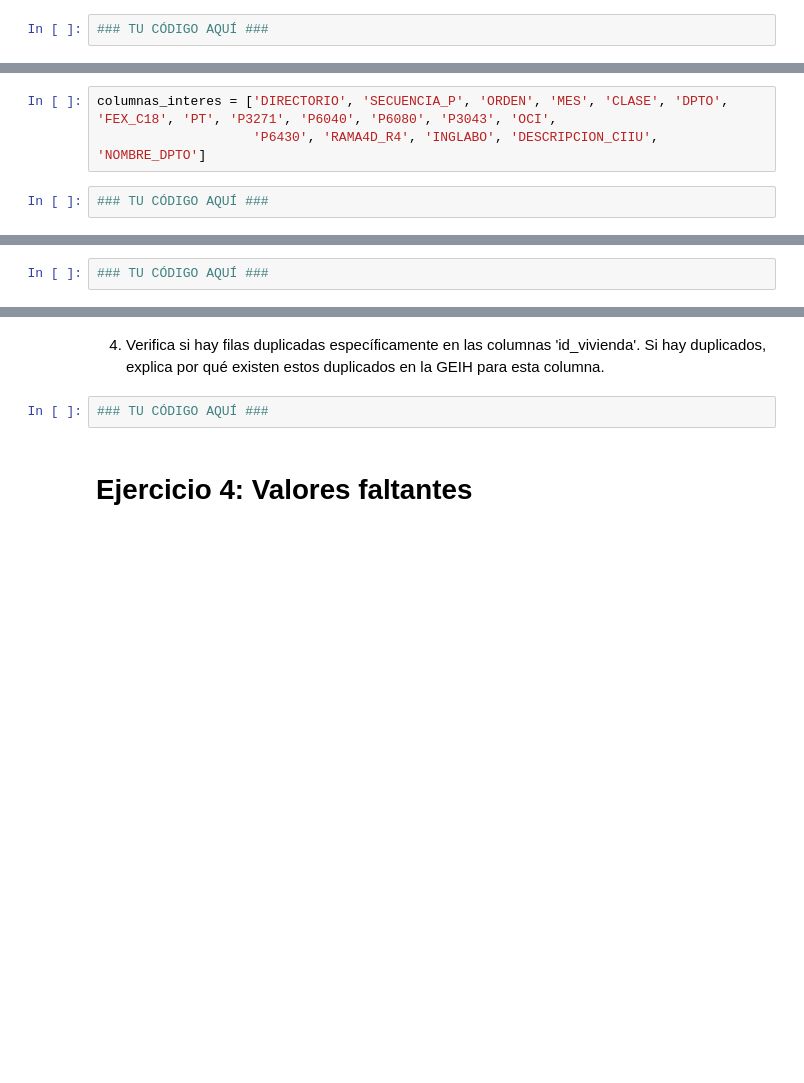
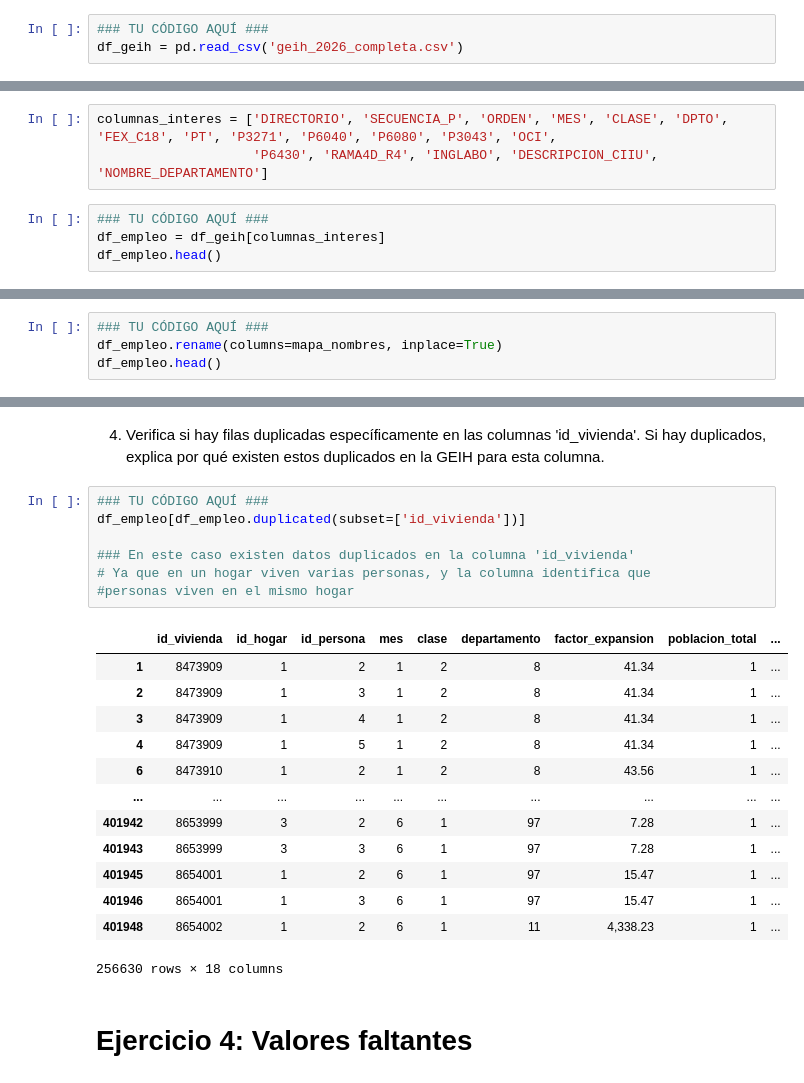
Before and after one commit to ElLinares/curso-ia-para-economia, a Jupyter notebook: clases/3_Analisis_y_visualizacion_datos/4_Taller_Limpieza_Transformacion_Datos.ipynb, the cells around one changed output, grey strips where cells are left out. Drawn from its saved outputs; the diff is of its cells as text; blank space fills up the shorter version.

```diff
--- a/clases/3_Analisis_y_visualizacion_datos/4_Taller_Limpieza_Transformacion_Datos.ipynb
+++ b/clases/3_Analisis_y_visualizacion_datos/4_Taller_Limpieza_Transformacion_Datos.ipynb
@@ -59,6 +65,7 @@ pd.options.display.float_format = '{:,.2f}'.format
 4.	Cargue los datos en el notebook. Llame al dataframe 'df_geih'
 # %%
 ### TU CÓDIGO AQUÍ ###
+df_geih = pd.read_csv('geih_2026_completa.csv')
 # %% [markdown]
 5. Obtenga las dimensiones de la base
 # %%
@@ -73,6 +91,8 @@ Adicionalmente, los nombres de las columnas en la GEIH son códigos. Para hacer
 1. Crea un nuevo DataFrame llamado `df_empleo` que contenga únicamente las columnas que están en la lista `columnas_interes`.
 # %%
 columnas_interes = ['DIRECTORIO', 'SECUENCIA_P', 'ORDEN', 'MES', 'CLASE', 'DPTO', 'FEX_C18', 'PT', 'P3271', 'P6040', 'P6080', 'P3043', 'OCI',
-                    'P6430', 'RAMA4D_R4', 'INGLABO', 'DESCRIPCION_CIIU', 'NOMBRE_DPTO']
+                    'P6430', 'RAMA4D_R4', 'INGLABO', 'DESCRIPCION_CIIU', 'NOMBRE_DEPARTAMENTO']
 # %%
 ### TU CÓDIGO AQUÍ ###
+df_empleo = df_geih[columnas_interes]
+df_empleo.head()
@@ -101,2 +128,4 @@ mapa_nombres = {
 # %%
 ### TU CÓDIGO AQUÍ ###
+df_empleo.rename(columns=mapa_nombres, inplace=True)
+df_empleo.head()
@@ -122,8 +167,27 @@ Un paso crucial en la limpieza es asegurar que no haya observaciones duplicadas
 ### TU CÓDIGO AQUÍ ###
 # %% [markdown]
 4. Verifica si hay filas duplicadas específicamente en las columnas 'id_vivienda'. Si hay duplicados, explica por qué existen estos duplicados en la GEIH para esta columna.
-# %%
-### TU CÓDIGO AQUÍ ###
+# %%
+### TU CÓDIGO AQUÍ ###
+df_empleo[df_empleo.duplicated(subset=['id_vivienda'])]
+
+### En este caso existen datos duplicados en la columna 'id_vivienda'
+# Ya que en un hogar viven varias personas, y la columna identifica que
+#personas viven en el mismo hogar
+# %% [output]
+|  | id_vivienda | id_hogar | id_persona | mes | clase | departamento | factor_expansion | poblacion_total | ... |
+| 1 | 8473909 | 1 | 2 | 1 | 2 | 8 | 41.34 | 1 | ... |
+| 2 | 8473909 | 1 | 3 | 1 | 2 | 8 | 41.34 | 1 | ... |
+| 3 | 8473909 | 1 | 4 | 1 | 2 | 8 | 41.34 | 1 | ... |
+| 4 | 8473909 | 1 | 5 | 1 | 2 | 8 | 41.34 | 1 | ... |
+| 6 | 8473910 | 1 | 2 | 1 | 2 | 8 | 43.56 | 1 | ... |
+| ... | ... | ... | ... | ... | ... | ... | ... | ... | ... |
+| 401942 | 8653999 | 3 | 2 | 6 | 1 | 97 | 7.28 | 1 | ... |
+| 401943 | 8653999 | 3 | 3 | 6 | 1 | 97 | 7.28 | 1 | ... |
+| 401945 | 8654001 | 1 | 2 | 6 | 1 | 97 | 15.47 | 1 | ... |
+| 401946 | 8654001 | 1 | 3 | 6 | 1 | 97 | 15.47 | 1 | ... |
+| 401948 | 8654002 | 1 | 2 | 6 | 1 | 11 | 4,338.23 | 1 | ... |
+256630 rows × 18 columns
 # %% [markdown]
 # Ejercicio 4: Valores faltantes
 # %% [markdown]
```
Also changed, not shown: parts of 42 cells of this notebook.
